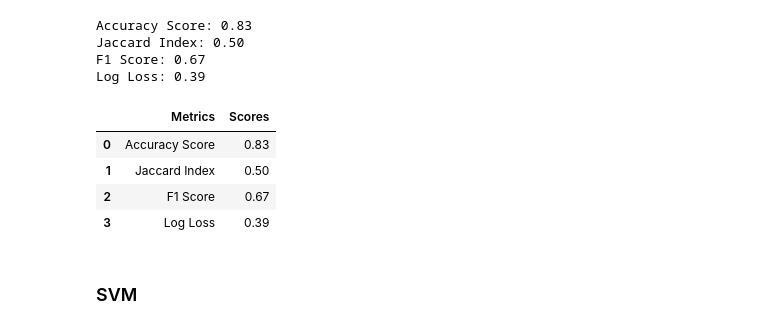
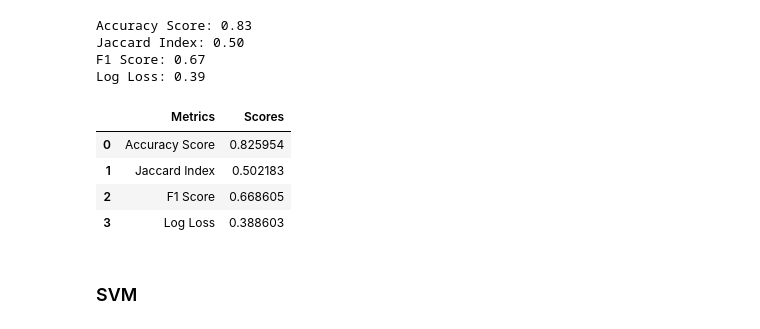
Before and after one commit to betopark97/IBM_DataScience, a Jupyter notebook: ML0101EN_SkillUp_FinalAssignment.jupyterlite.ipynb, the cells around one changed output. Cells and saved outputs as stored; diff of their text form; code cells hidden in the pictures.

```diff
--- a/ML0101EN_SkillUp_FinalAssignment.jupyterlite.ipynb
+++ b/ML0101EN_SkillUp_FinalAssignment.jupyterlite.ipynb
@@ -454,17 +454,17 @@ Log Loss: 0.39
 # %%
 LR_report = pd.DataFrame({
     'Metrics':['Accuracy Score', 'Jaccard Index', 'F1 Score', 'Log Loss'],
     'Scores':[LR_Accuracy_Score, LR_JaccardIndex, LR_F1_Score, LR_Log_Loss]
 })
 
-LR_report.Scores = LR_report.Scores.round(2)
+LR_report.Scores = LR_report.Scores
 LR_report
 # %% [output]
 |  | Metrics | Scores |
-| 0 | Accuracy Score | 0.83 |
-| 1 | Jaccard Index | 0.50 |
-| 2 | F1 Score | 0.67 |
-| 3 | Log Loss | 0.39 |
+| 0 | Accuracy Score | 0.825954 |
+| 1 | Jaccard Index | 0.502183 |
+| 2 | F1 Score | 0.668605 |
+| 3 | Log Loss | 0.388603 |
 # %% [markdown]
 ### SVM
 # %% [markdown]
```
Also changed, not shown: parts of 4 cells of this notebook.
